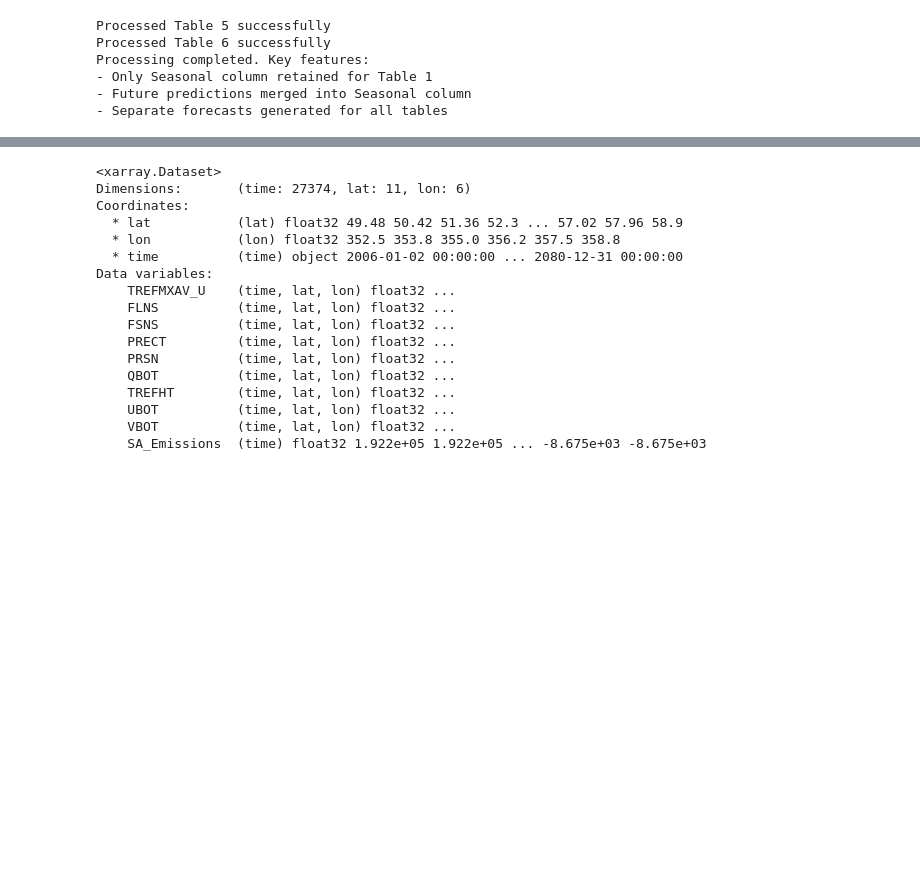
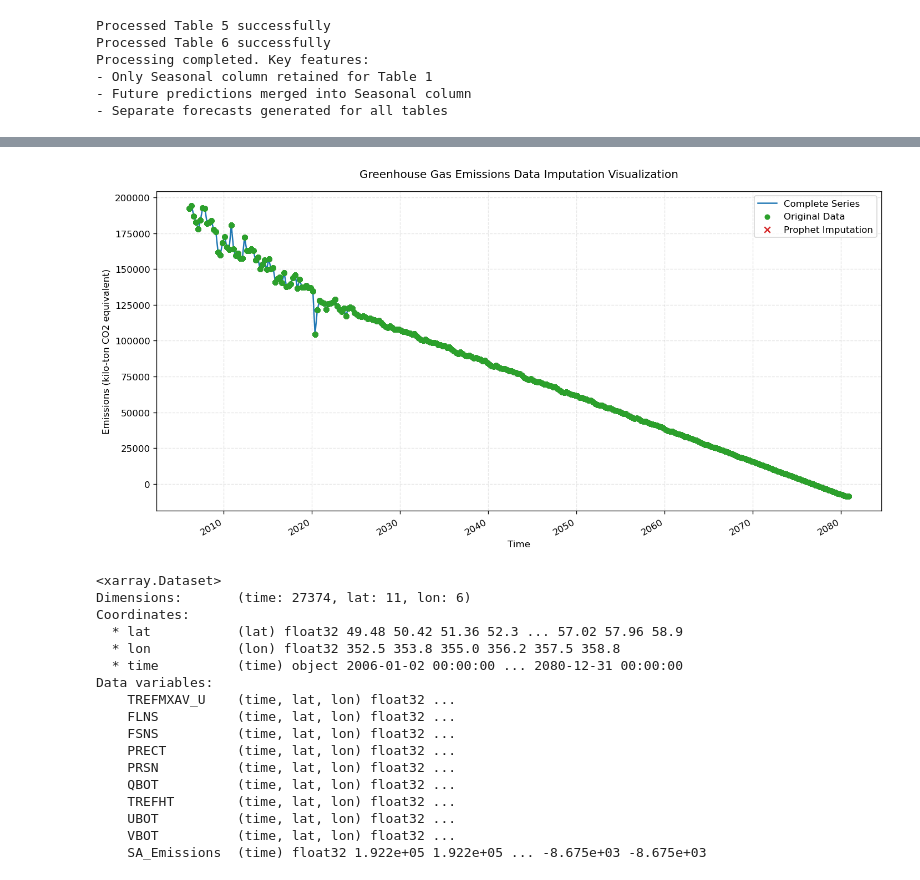
Before and after one commit to esteban-russi/Climate_Projections_and_temperature_Forecasting, a Jupyter notebook: notebooks/combine_dataset.ipynb, the cells around one changed output, grey strips where cells are left out. Drawn from its saved outputs; the diff is of its cells as text; code cells hidden in the pictures; blank space fills up the shorter version.

```diff
--- a/notebooks/combine_dataset.ipynb
+++ b/notebooks/combine_dataset.ipynb
@@ -293,3 +405,86 @@ Merging complete. File saved as merged_ghg_data_with_SA.nc
+# %%
+# Corrected timestamp generation code
+timestamps = df_merged.apply(
+    lambda row: pd.Timestamp(
+        year=int(row['Year']),
+        month=3 * int(row['Quarter']) -1,  # Corrected quarter-to-month conversion
+        day=15
+    ),
+    axis=1
+)
+
+# Complete visualization code (revised version)
+import matplotlib.pyplot as plt
+
+# Generate correct time labels (mid-quarter months: Feb, May, Aug, Nov)
+timestamps = df_merged.apply(
+    lambda row: pd.Timestamp(
+        year=int(row['Year']),
+        month=3 * int(row['Quarter']) - 1,  # Q1->Feb(3*1-1=2), Q2->May(3*2-1=5)
+        day=15
+    ),
+    axis=1
+)
+
+# Create visualization DataFrame
+viz_df = pd.DataFrame({
+    'Time': timestamps,
+    'Original': df_merged['SA_Emissions'],
+    'Imputed_Mask': df_merged['SA_Emissions'].isnull()  # Flag imputation points
+})
+
+# Configure plot style
+plt.figure(figsize=(12, 6), dpi=120)
+plt.rcParams['font.size'] = 10
+
+# Plot main series
+main_plot = plt.plot(
+    viz_df['Time'],
+    viz_df['Original'],
+    color='#1f77b4',
+    linewidth=1.5,
+    label='Complete Series',
+    zorder=1
+)
+
+# Mark original data points
+original_points = plt.scatter(
+    viz_df.loc[~viz_df['Imputed_Mask'], 'Time'],
+    viz_df.loc[~viz_df['Imputed_Mask'], 'Original'],
+    color='#2ca02c',
+    s=25,
+    label='Original Data',
+    zorder=2
+)
+
+# Mark imputed data points
+imputed_points = plt.scatter(
+    viz_df.loc[viz_df['Imputed_Mask'], 'Time'],
+    viz_df.loc[viz_df['Imputed_Mask'], 'Original'],
+    color='#d62728',
+    marker='x',
+    s=40,
+    linewidth=1.5,
+    label='Prophet Imputation',
+    zorder=3
+)
+
+# Add annotations and labels
+plt.title('Greenhouse Gas Emissions Data Imputation Visualization', pad=15)
+plt.xlabel('Time')
+plt.ylabel('Emissions (kilo-ton CO2 equivalent)')
+plt.grid(alpha=0.3, linestyle='--')
+plt.legend()
+
+# Auto-format time axis
+plt.gcf().autofmt_xdate()
+
+# Save and display
+plt.tight_layout()
+plt.savefig('prophet_filling_visualization.png', bbox_inches='tight')
+plt.show()
+# %% [output]
+[figure, added]
 # %%
 ds
 # %% [output]
```
Also changed, not shown: parts of 3 cells of this notebook, 1 other file.
